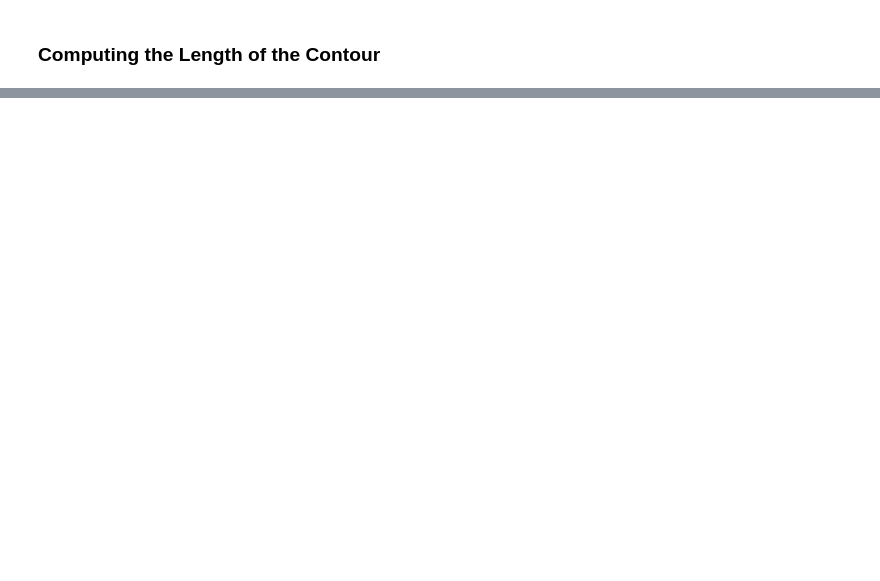
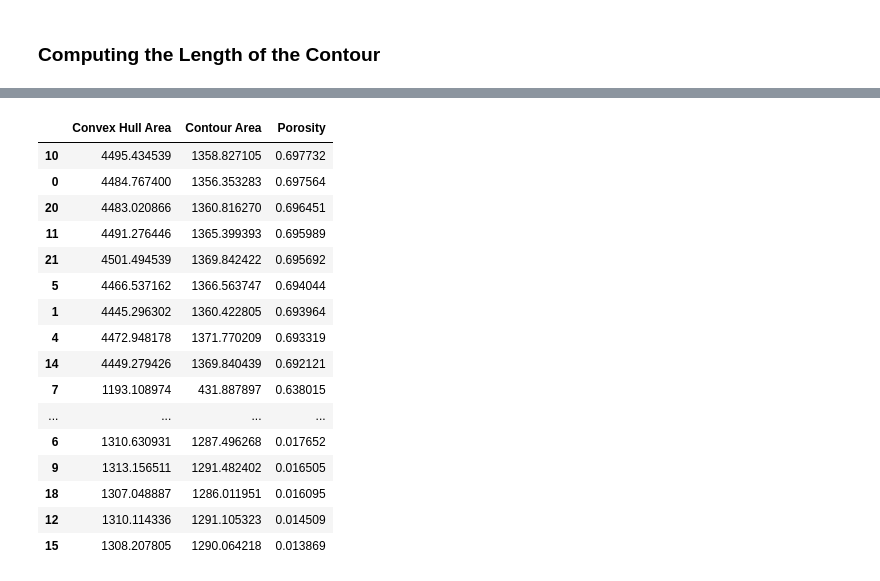
Before and after one commit to ReturnMarc/advanced-computer-vision-ss2024_Gabler_Marc, a Jupyter notebook: Exercise_04/source_code/Feature_extraction.ipynb, the cells around one changed output, grey strips where cells are left out. Saved outputs shown, nothing was run; the diff lists cells and outputs as text; code cells hidden in the pictures; blank space fills up the shorter version.

```diff
--- a/Exercise_04/source_code/Feature_extraction.ipynb
+++ b/Exercise_04/source_code/Feature_extraction.ipynb
@@ -294,0 +371,3 @@ particles_data[:10]
+# %%
+contours = find_contours(image_np, 254)
+contours[:2]
@@ -294,0 +412,53 @@ particles_data[:10]
+# %%
+from scipy.spatial import ConvexHull
+
+# Function to compute the area of the convex hull and original contour using the shoelace formula
+def area_polygon(points):
+    x = points[:, 0]
+    y = points[:, 1]
+    return 0.5 * np.abs(np.dot(x, np.roll(y, 1)) - np.dot(y, np.roll(x, 1)))
+
+# Compute convex hull areas and porosities
+convex_hull_areas = []
+original_contour_areas = []
+porosities = []
+
+for contour in contours:
+    hull = ConvexHull(contour)
+    hull_area = area_polygon(contour[hull.vertices])
+    contour_area = area_polygon(contour)
+
+    convex_hull_areas.append(hull_area)
+    original_contour_areas.append(contour_area)
+
+    if hull_area == 0:  # Prevent division by zero
+        porosity = 0
+    else:
+        porosity = (hull_area - contour_area) / hull_area
+    porosities.append(porosity)
+
+# results for the first few contours
+metrics = list(zip(convex_hull_areas, original_contour_areas, porosities))
+
+
+particle_metrics = pd.DataFrame(metrics, columns=['Convex Hull Area', 'Contour Area', 'Porosity'])
+
+particle_metrics.sort_values('Porosity', ascending=False)
+# %% [output]
+|  | Convex Hull Area | Contour Area | Porosity |
+| 10 | 4495.434539 | 1358.827105 | 0.697732 |
+| 0 | 4484.767400 | 1356.353283 | 0.697564 |
+| 20 | 4483.020866 | 1360.816270 | 0.696451 |
+| 11 | 4491.276446 | 1365.399393 | 0.695989 |
+| 21 | 4501.494539 | 1369.842422 | 0.695692 |
+| 5 | 4466.537162 | 1366.563747 | 0.694044 |
+| 1 | 4445.296302 | 1360.422805 | 0.693964 |
+| 4 | 4472.948178 | 1371.770209 | 0.693319 |
+| 14 | 4449.279426 | 1369.840439 | 0.692121 |
+| 7 | 1193.108974 | 431.887897 | 0.638015 |
+| ... | ... | ... | ... |
+| 6 | 1310.630931 | 1287.496268 | 0.017652 |
+| 9 | 1313.156511 | 1291.482402 | 0.016505 |
+| 18 | 1307.048887 | 1286.011951 | 0.016095 |
+| 12 | 1310.114336 | 1291.105323 | 0.014509 |
+| 15 | 1308.207805 | 1290.064218 | 0.013869 |
```
Also changed, not shown: parts of 32 cells of this notebook, 7 other files.
